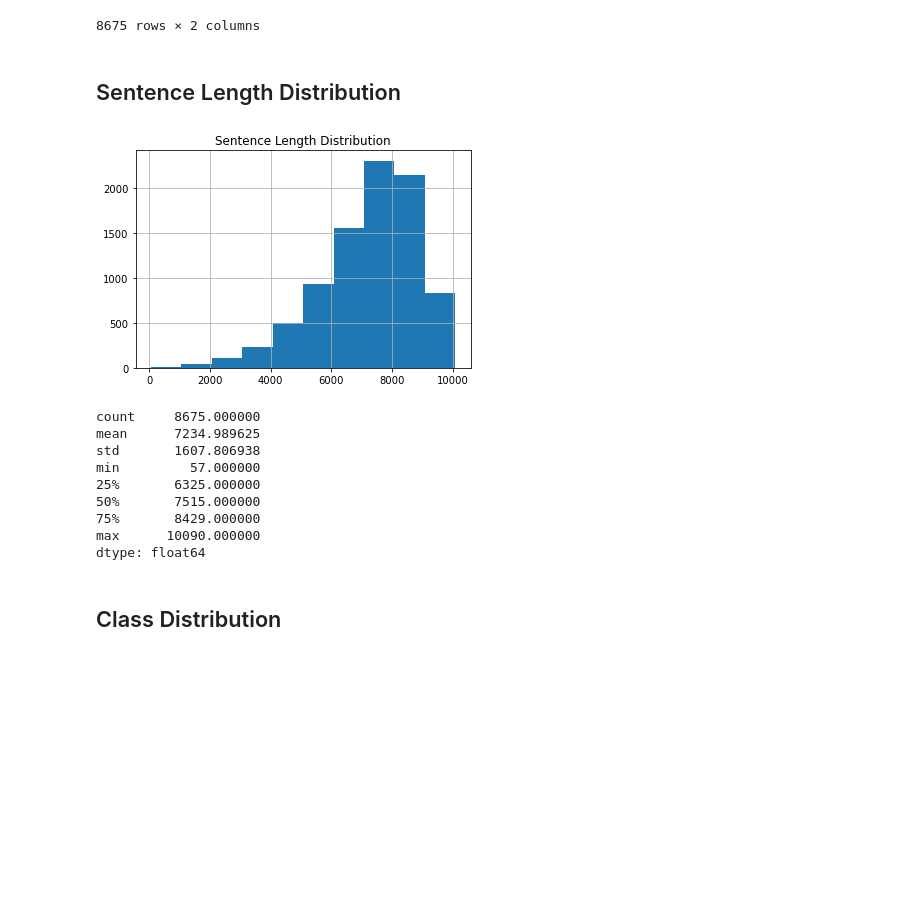
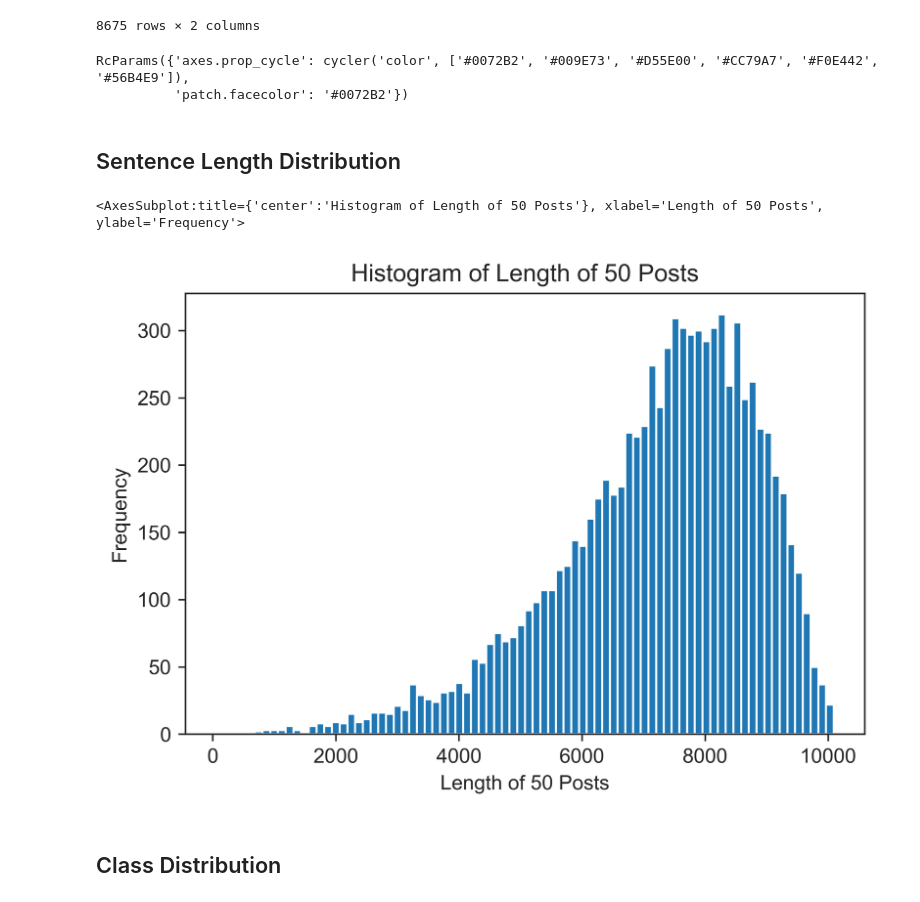
Before and after one commit to vincentleooo/CDS-Project-2021, a Jupyter notebook: personality_code/data visualisation.ipynb, the cells around one changed output. Cells and saved outputs as stored; diff of their text form; code cells hidden in the pictures; blank space fills up the shorter version.

Commit message:
Modified data visualisation

```diff
--- a/personality_code/data visualisation.ipynb
+++ b/personality_code/data visualisation.ipynb
@@ -4,5 +5,5 @@ import matplotlib.pyplot as plt
 # %%
-df = pd.read_csv('mbti.csv', index_col=None)
+df = pd.read_csv('mbti_1.csv', index_col=None)
 df
 # %% [output]
 |  | type | posts |
@@ -29,27 +30,25 @@ mapping = {
     'J': 'Judging',
     'P': 'Perceiving',
 }
+# %%
+import seaborn as sns
+sns.set_style("ticks")
+plt.style.library['seaborn-colorblind'] # Care for the color-blind :")
+# %% [output]
+RcParams({'axes.prop_cycle': cycler('color', ['#0072B2', '#009E73', '#D55E00', '#CC79A7', '#F0E442', '#56B4E9']),
+          'patch.facecolor': '#0072B2'})
 # %% [markdown]
 ## Sentence Length Distribution
-# %%
-# sequence length
-posts_len = [len(x) for x in df.posts]
-pd.Series(posts_len).hist()
-plt.title("Sentence Length Distribution")
-plt.show()
-pd.Series(posts_len).describe()
-# plt.savefig('Sentence_length_distribution.png')
-# %% [output]
-[figure, removed]
-count     8675.000000
-mean      7234.989625
-std       1607.806938
-min         57.000000
-25%       6325.000000
-50%       7515.000000
-75%       8429.000000
-max      10090.000000
-dtype: float64
+# %%
+df['len'] = df['posts'].apply(lambda s : len(s))
+sns.set_style("ticks")
+plt.figure(dpi=600)
+plt.title("Histogram of Length of 50 Posts")
+plt.xlabel("Length of 50 Posts")
+df['len'].plot.hist(bins=80)
+# %% [output]
+<AxesSubplot:title={'center':'Histogram of Length of 50 Posts'}, xlabel='Length of 50 Posts', ylabel='Frequency'>
+[figure, added]
 # %% [markdown]
 ## Class Distribution
 # %%
```
Also changed, not shown: parts of 1 cell of this notebook.
